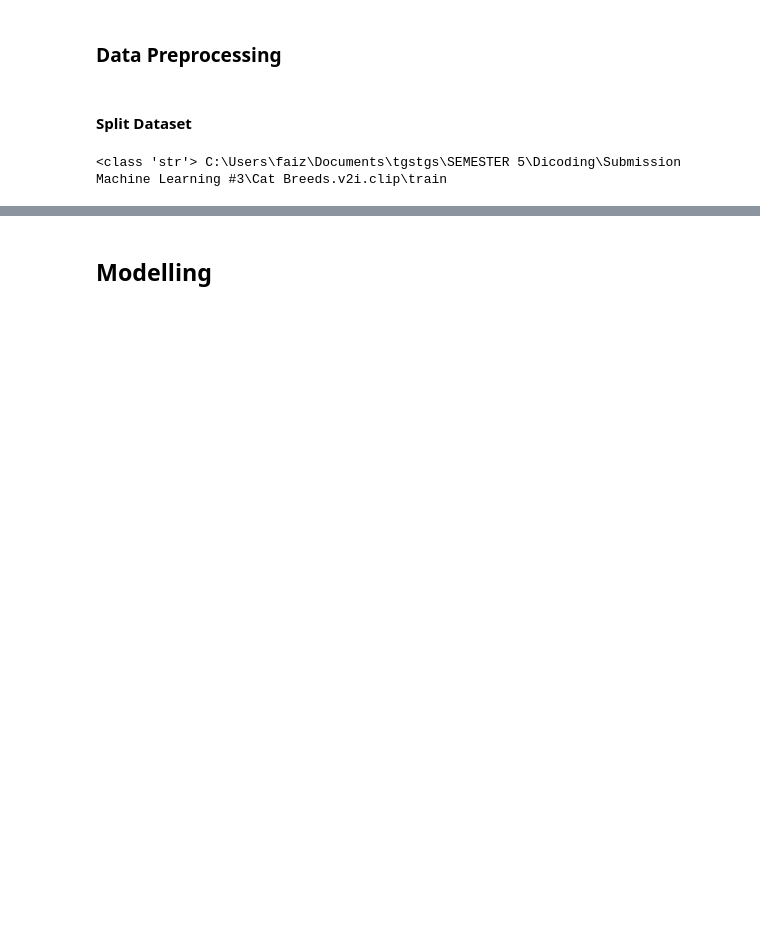
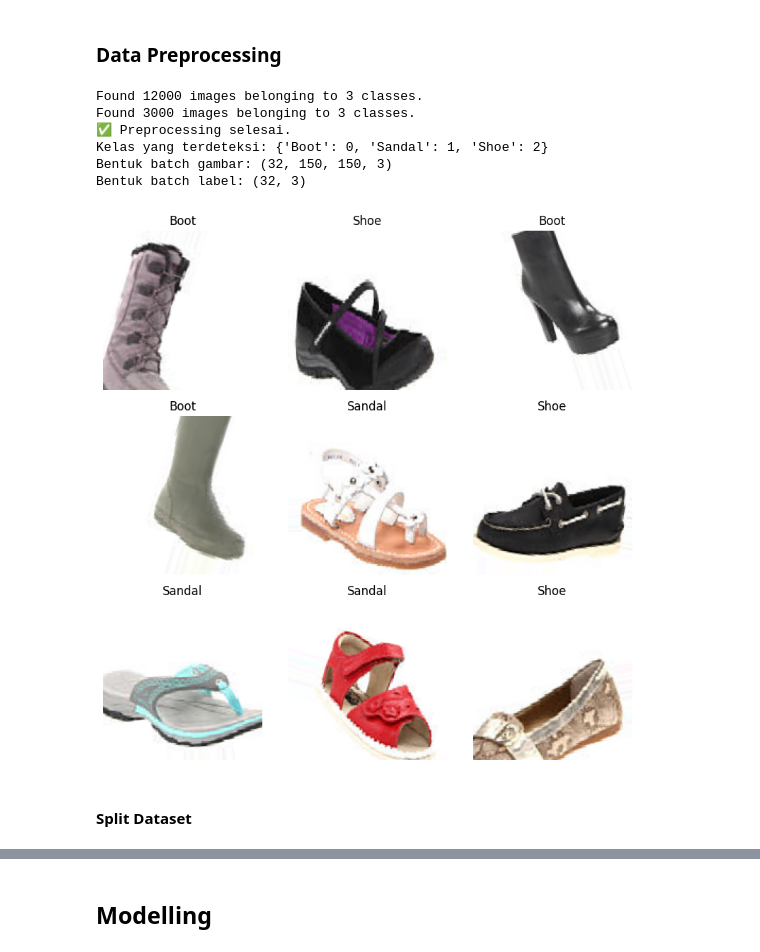
Before and after one commit to FaizFP/Dicoding--Image, a Jupyter notebook: Template_Submission_Akhir.ipynb, the cells around one changed output, grey strips where cells are left out. Drawn from its saved outputs; the diff is of its cells as text; code cells hidden in the pictures; blank space fills up the shorter version.

```diff
--- a/Template_Submission_Akhir.ipynb
+++ b/Template_Submission_Akhir.ipynb
@@ -23,4 +96,60 @@ base_dir = r'C:\Users\faiz\Documents\tgstgs\SEMESTER 5\Dicoding\Submission Machi
 # %% [markdown]
 ### Data Preprocessing
+# %%
+# Data generator dengan augmentasi untuk training
+train_datagen = ImageDataGenerator(
+    rescale=1./255,          # Normalisasi 0–1
+    rotation_range=20,       # Rotasi acak
+    width_shift_range=0.2,   # Geser horizontal
+    height_shift_range=0.2,  # Geser vertikal
+    shear_range=0.2,         # Shear transform
+    zoom_range=0.2,          # Zoom in/out
+    horizontal_flip=True,    # Balik horizontal
+    validation_split=0.2     # Pisahkan 20% data untuk validasi
+)
+
+# Generator untuk data training
+train_data = train_datagen.flow_from_directory(
+    directory=data_dir,
+    target_size=(150, 150),
+    batch_size=32,
+    class_mode='categorical',
+    subset='training'
+)
+
+# Generator untuk data validasi
+val_data = train_datagen.flow_from_directory(
+    directory=data_dir,
+    target_size=(150, 150),
+    batch_size=32,
+    class_mode='categorical',
+    subset='validation'
+)
+
+print("✅ Preprocessing selesai.")
+print("Kelas yang terdeteksi:", train_data.class_indices)
+
+# Cek bentuk data
+x_batch, y_batch = next(train_data)
+print(f"Bentuk batch gambar: {x_batch.shape}")
+print(f"Bentuk batch label: {y_batch.shape}")
+
+# Visualisasi beberapa contoh gambar hasil preprocessing
+plt.figure(figsize=(8, 8))
+for i in range(9):
+    plt.subplot(3, 3, i + 1)
+    plt.imshow(x_batch[i])
+    plt.title(list(train_data.class_indices.keys())[y_batch[i].argmax()])
+    plt.axis("off")
+plt.tight_layout()
+plt.show()
+# %% [output]
+Found 12000 images belonging to 3 classes.
+Found 3000 images belonging to 3 classes.
+✅ Preprocessing selesai.
+Kelas yang terdeteksi: {'Boot': 0, 'Sandal': 1, 'Shoe': 2}
+Bentuk batch gambar: (32, 150, 150, 3)
+Bentuk batch label: (32, 3)
+[figure, added]
 # %% [markdown]
 #### Split Dataset
@@ -30,4 +155,0 @@ validation_dir = os.path.join(base_dir, 'valid')
-# %%
-print(type(train_dir), train_dir)
-# %% [output]
-<class 'str'> C:\Users\faiz\Documents\tgstgs\SEMESTER 5\Dicoding\Submission Machine Learning #3\Cat Breeds.v2i.clip\train
```
Also changed, not shown: parts of 27 cells of this notebook.
